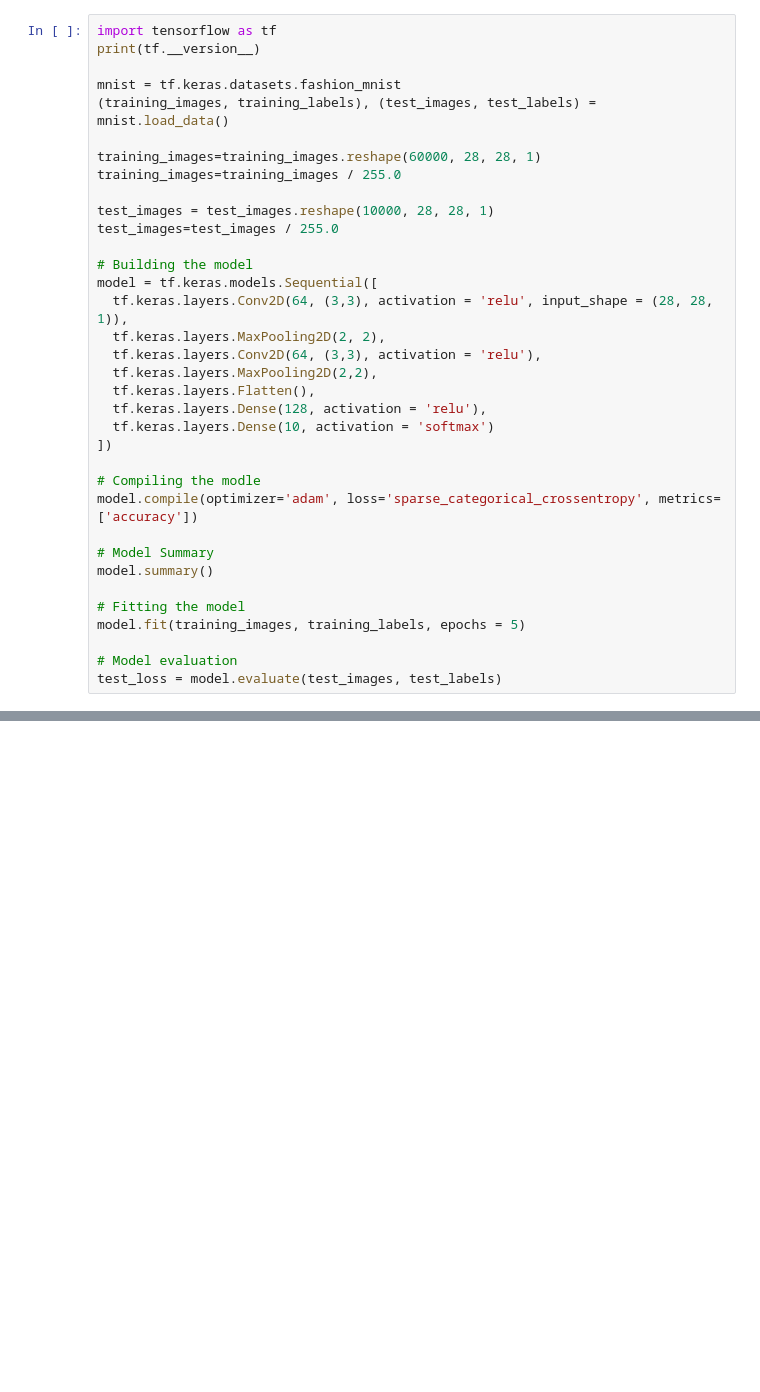
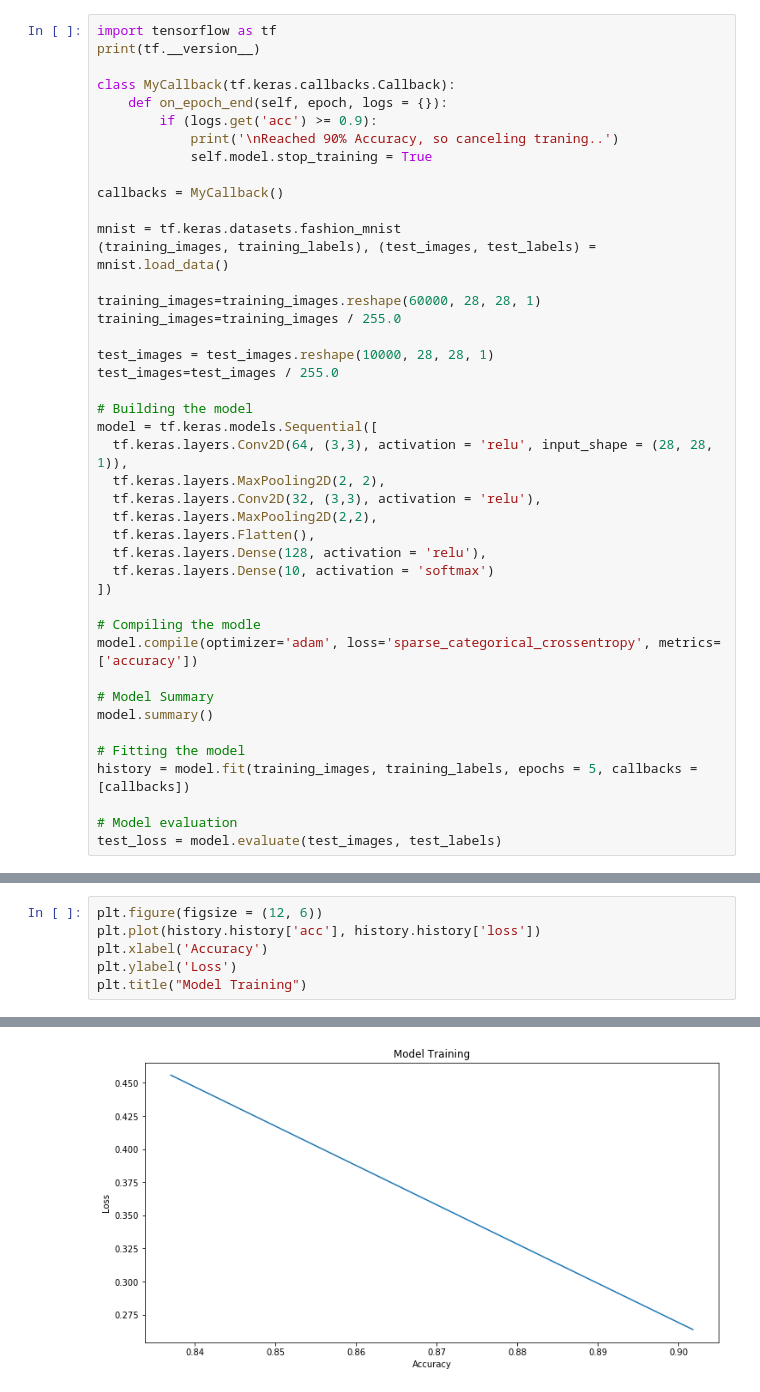
Before and after one commit to UmairGillani93/Python_Deep_Learning, a Jupyter notebook: Keras/Improving_Computer_Vision_with_ComputerVision_04.ipynb, the cells around one changed output, grey strips where cells are left out. Cells and saved outputs as stored; diff of their text form; blank space fills up the shorter version.

Commit message:
DNN model improved with Computer Vision Notebook added

```diff
--- a/Keras/Improving_Computer_Vision_with_ComputerVision_04.ipynb
+++ b/Keras/Improving_Computer_Vision_with_ComputerVision_04.ipynb
@@ -1,6 +3,14 @@
 # %%
 import tensorflow as tf
 print(tf.__version__)
+
+class MyCallback(tf.keras.callbacks.Callback):
+    def on_epoch_end(self, epoch, logs = {}):
+        if (logs.get('acc') >= 0.9):
+            print('\nReached 90% Accuracy, so canceling traning..')
+            self.model.stop_training = True
+
+callbacks = MyCallback()
 
 mnist = tf.keras.datasets.fashion_mnist
 (training_images, training_labels), (test_images, test_labels) = mnist.load_data()
@@ -15,7 +25,7 @@ test_images=test_images / 255.0
 model = tf.keras.models.Sequential([
   tf.keras.layers.Conv2D(64, (3,3), activation = 'relu', input_shape = (28, 28, 1)),
   tf.keras.layers.MaxPooling2D(2, 2),
-  tf.keras.layers.Conv2D(64, (3,3), activation = 'relu'),
+  tf.keras.layers.Conv2D(32, (3,3), activation = 'relu'),
   tf.keras.layers.MaxPooling2D(2,2),
   tf.keras.layers.Flatten(),
   tf.keras.layers.Dense(128, activation = 'relu'),
@@ -29,7 +39,7 @@ model.compile(optimizer='adam', loss='sparse_categorical_crossentropy', metrics=
 model.summary()
 
 # Fitting the model
-model.fit(training_images, training_labels, epochs = 5)
+history = model.fit(training_images, training_labels, epochs = 5, callbacks = [callbacks])
 
 # Model evaluation
 test_loss = model.evaluate(test_images, test_labels)
@@ -53,0 +66,7 @@ Epoch 5/5
+# %%
+plt.figure(figsize = (12, 6))
+plt.plot(history.history['acc'], history.history['loss'])
+plt.xlabel('Accuracy')
+plt.ylabel('Loss')
+plt.title("Model Training")
+# %% [output]
@@ -53,0 +74 @@ Epoch 5/5
+[figure, added]
```
Also changed, not shown: parts of 7 cells of this notebook.
